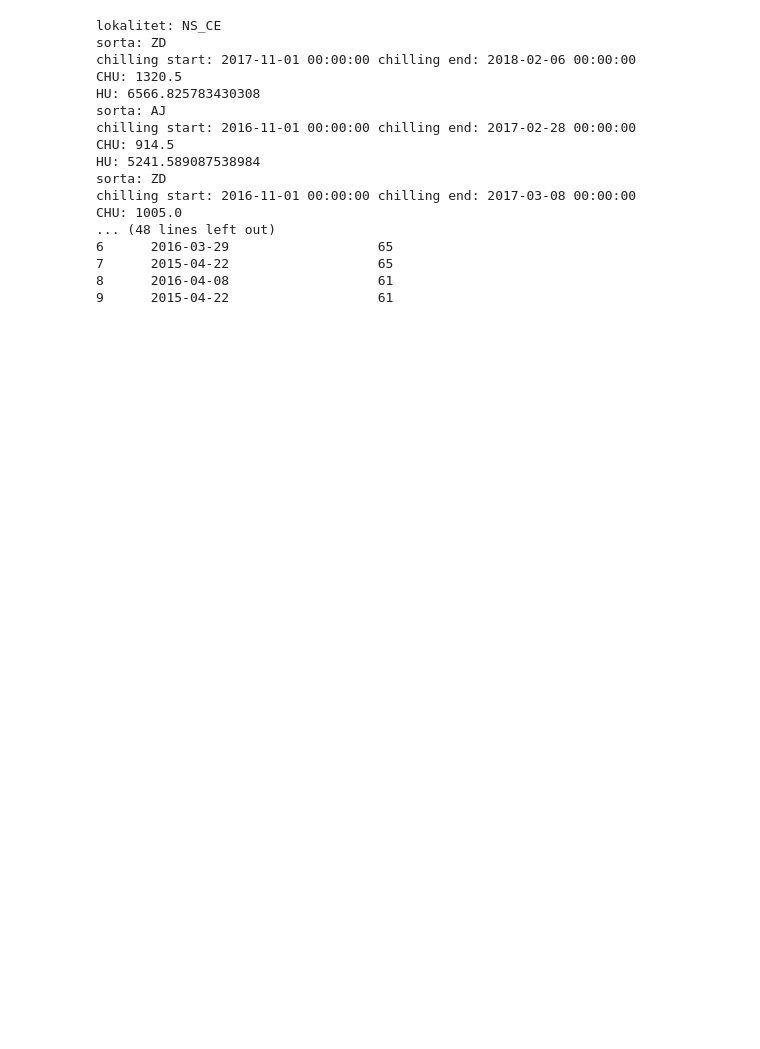
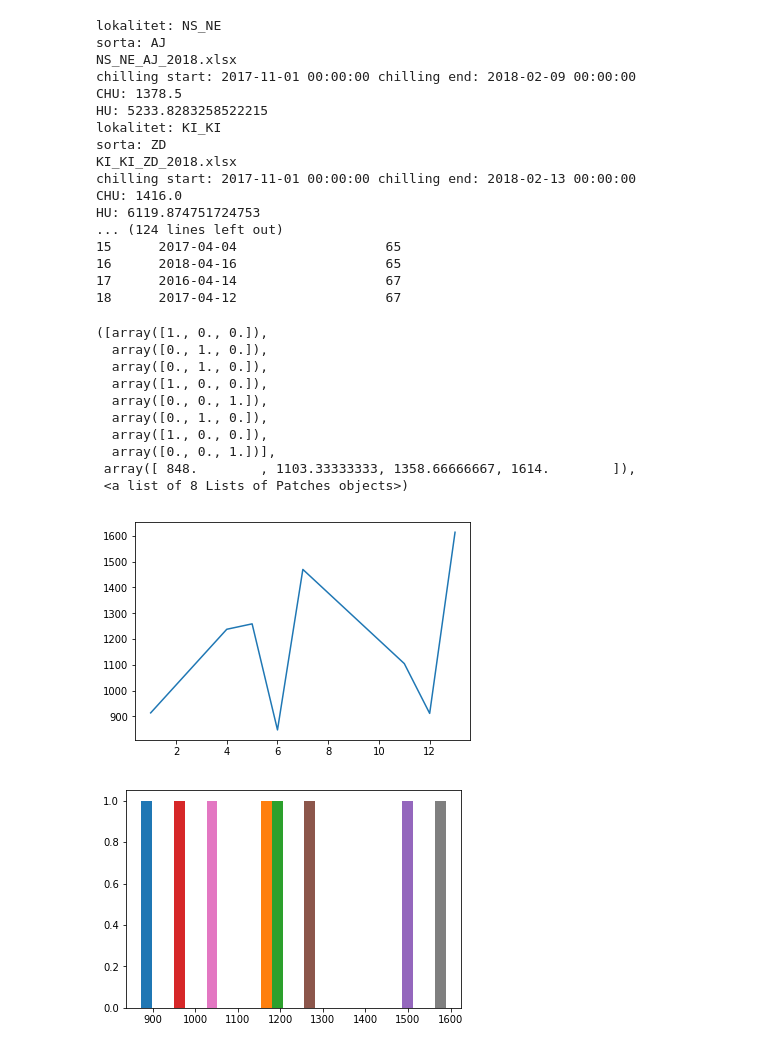
Before and after one commit to yotf/meteo-podaci, a Jupyter notebook: ZaSpringer.ipynb, the cells around one changed output. Drawn from its saved outputs; the diff is of its cells as text; code cells hidden in the pictures; blank space fills up the shorter version.

```diff
--- a/ZaSpringer.ipynb
+++ b/ZaSpringer.ipynb
@@ -19,8 +19,8 @@ import math
 folder_podataka = "./PISpodaci"
 folder_rezultata = "./results"
 pregled = pd.read_excel("./samoPouzdaniPodaciTabela.xlsx", converters= {'kraj': pd.to_datetime, 'pocetak': pd.to_datetime})
-preslikavanje_opstina = {"Novi Sad": "NS", "Ruma":"RU","Sombor":"SO"}
-preslikavanje_lokacija = {"Cenej": "CE" ,"Novi Slankamen":"NS","Ridjica":"RI","Sremski Karlovci":"SK"}
+preslikavanje_opstina = {"Novi Sad": "NS", "Ruma":"RU","Sombor":"SO","Zrenjanin":"ZR","Kikinda":"KI"}
+preslikavanje_lokacija = {"Cenej": "CE" ,"Novi Slankamen":"NS","Ridjica":"RI","Sremski Karlovci":"SK","Sutjeska":"SU","Kikinda":"KI","Nestin":"NE"}
 z=None
 #za svaku PIS tabelu, cemo napraviti korespondirajucu PIS tabelu, sa pouzdanim podacima + vrsta i mesto
 # VAZNO !! Moraju biti prebaceni u xls format posle skidanja sa PIS sajta. To se moze uraditi otvaranjem u Excelu i cuvsanju u xls formatu
@@ -142,7 +151,7 @@ def izracunaj_HU(podaci):
     return GDH
 # %%
 mesta = ["RU_IK","SM_MA","ZR_SU","NS_CE","RU_NS"]
-mesta = ["NS_CE"]
+mesta = ["NS_CE","ZR_SU","KI_KI","NS_NE"]
 sorte = ["ZD","AJ"]
 
 rezultat = pd.DataFrame(columns = ["sorta","lokalitet","CHU","HU","chilling start","dormancy end","dormancy end BBCH","flowering start","flowering start BBCH"])
@@ -163,7 +172,7 @@ for fname_podaci in os.listdir(folder_podataka): # za svaki set podataka
     podaci.index = pd.to_datetime(podaci.index,dayfirst=True)
 
     #uzimamo sve podatke fenologije za odabrani lokalitet (tj. onaj koji je na redu)
-    gen = (fname for fname in os.listdir(folder_fenologija) if lokalitet in fname)
+    gen = (fname for fname in os.listdir(folder_fenologija) if (lokalitet in fname) and ("~" not in fname))
     #za svaku fenolosku tabelu za odabran lokalitet
     for fname_fenologija in gen:
         #uzimamo godinu i sortu iz naziva fajla
@@ -172,6 +181,7 @@ for fname_podaci in os.listdir(folder_podataka): # za svaki set podataka
         print ("sorta: %s" %sorta)
         #pocinjemo racunanje od Novembra prosle godine
         chilling_start = pd.Timestamp(year=year-1, month=11, day=1, hour=0)
+        print (fname_fenologija)
         #ucitavanje i sredjivanje tabele (sortiranje po datumima)
         fenologija = pd.read_excel(os.path.join(folder_fenologija,fname_fenologija))
         fenologija.Date = pd.to_datetime(fenologija.Date,yearfirst=True)
@@ -201,20 +211,38 @@ for sorta in sorte:
     podaci_za_sortu = rezultat[rezultat.sorta==sorta]
     podaci_za_sortu.to_csv("CHU_HU_%s.csv" %sorta)
 # %% [output]
-lokalitet: NS_CE
+lokalitet: NS_NE
+sorta: AJ
+NS_NE_AJ_2018.xlsx
+chilling start: 2017-11-01 00:00:00 chilling end: 2018-02-09 00:00:00
+CHU: 1378.5
+HU: 5233.8283258522215
+lokalitet: KI_KI
 sorta: ZD
-chilling start: 2017-11-01 00:00:00 chilling end: 2018-02-06 00:00:00
-CHU: 1320.5
-HU: 6566.825783430308
-sorta: AJ
-chilling start: 2016-11-01 00:00:00 chilling end: 2017-02-28 00:00:00
-CHU: 914.5
-HU: 5241.589087538984
-sorta: ZD
-chilling start: 2016-11-01 00:00:00 chilling end: 2017-03-08 00:00:00
-CHU: 1005.0
-... (48 lines left out)
-6      2016-03-29                   65
-7      2015-04-22                   65
-8      2016-04-08                   61
-9      2015-04-22                   61
+KI_KI_ZD_2018.xlsx
+chilling start: 2017-11-01 00:00:00 chilling end: 2018-02-13 00:00:00
+CHU: 1416.0
+HU: 6119.874751724753
+... (124 lines left out)
+15      2017-04-04                   65
+16      2018-04-16                   65
+17      2016-04-14                   67
+18      2017-04-12                   67
+# %%
+plt.plot(rezultat[rezultat.sorta=="AJ"]["CHU"])
+ax= plt.figure()
+ax.add_subplot()
+plt.hist(rezultat[rezultat.sorta=="AJ"]["CHU"],bins=3)
+# %% [output]
+([array([1., 0., 0.]),
+  array([0., 1., 0.]),
+  array([0., 1., 0.]),
+  array([1., 0., 0.]),
+  array([0., 0., 1.]),
+  array([0., 1., 0.]),
+  array([1., 0., 0.]),
+  array([0., 0., 1.])],
+ array([ 848.        , 1103.33333333, 1358.66666667, 1614.        ]),
+ <a list of 8 Lists of Patches objects>)
+[figure, added]
+[figure, added]
```
Also changed, not shown: parts of 2 cells of this notebook, 6 other files.
